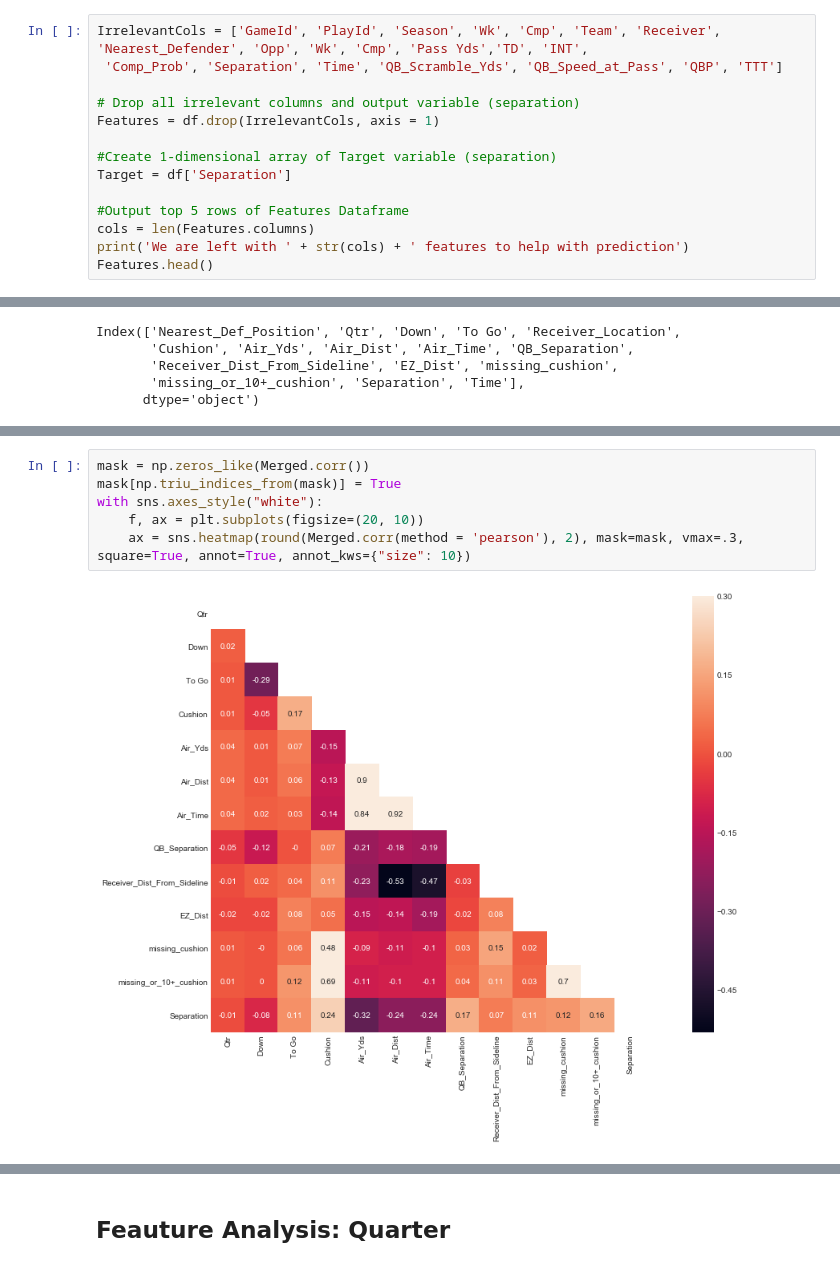
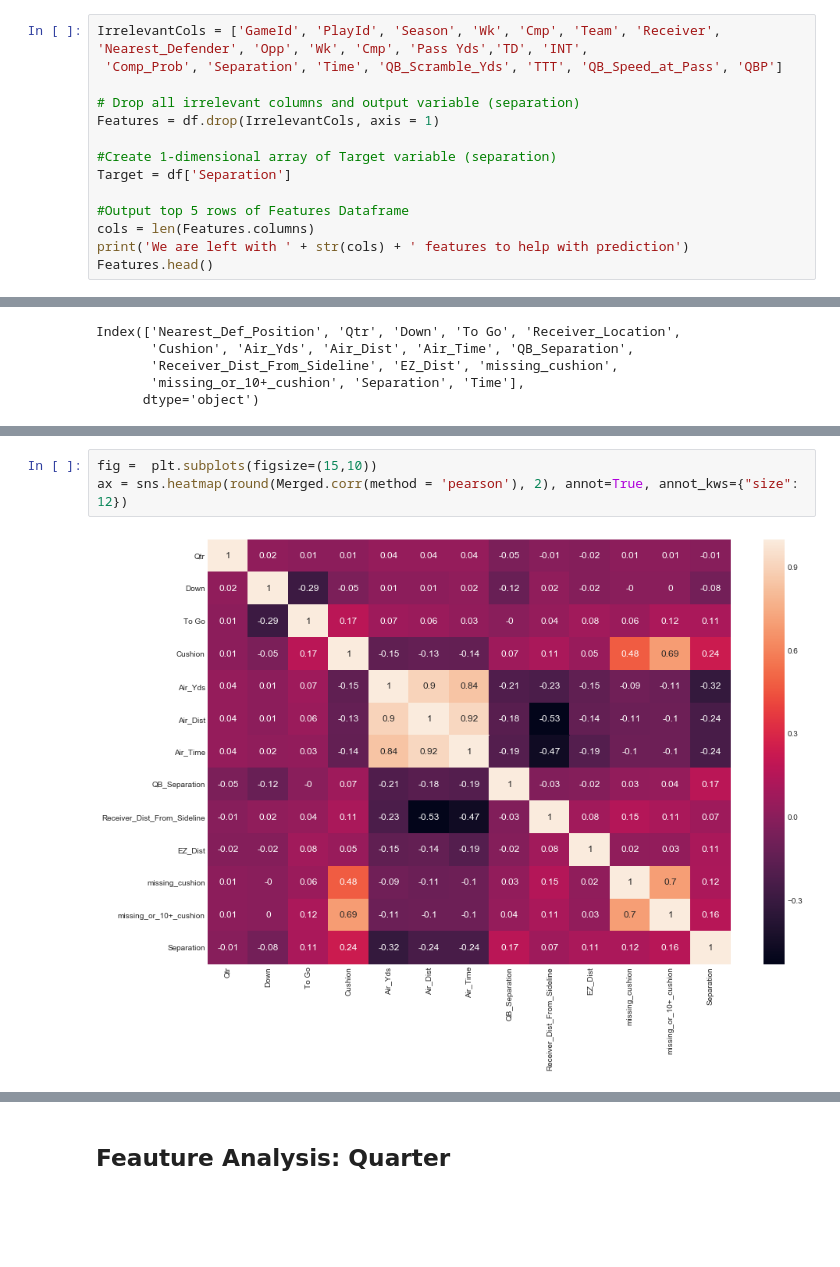
Before and after one commit to Jesse-Cohen/Separation-Above-Expectation, a Jupyter notebook: Expected Receiver Separation.ipynb, the cells around one changed output, grey strips where cells are left out. Saved outputs shown, nothing was run; the diff lists cells and outputs as text; blank space fills up the shorter version.

```diff
--- a/Expected Receiver Separation.ipynb
+++ b/Expected Receiver Separation.ipynb
@@ -106,7 +103,7 @@ COLS = df.columns.to_list()
 Right off the bat, I think a lot the variables in this dataset will not be useful in predicting reciever separation. Also, there are a lot features in this set that describe the outcome of the event. These features (Pass Yards, TD, INT) cannot be used in prediction. For features that I am skeptical of, but not sure about their effect, I will leave alone, otherwise I will drop all non-essential features below.
 # %%
 IrrelevantCols = ['GameId', 'PlayId', 'Season', 'Wk', 'Cmp', 'Team', 'Receiver', 'Nearest_Defender', 'Opp', 'Wk', 'Cmp', 'Pass Yds','TD', 'INT',
- 'Comp_Prob', 'Separation', 'Time', 'QB_Scramble_Yds', 'QB_Speed_at_Pass', 'QBP', 'TTT']
+ 'Comp_Prob', 'Separation', 'Time', 'QB_Scramble_Yds', 'TTT', 'QB_Speed_at_Pass', 'QBP']
 
 # Drop all irrelevant columns and output variable (separation)
 Features = df.drop(IrrelevantCols, axis = 1)
@@ -667,10 +667,7 @@ Now the fun begins! We are left with 14 Raw Features and 1 Target Variable, as f
 
 Lets create a quick correlation heatmap to see how linearly correlated these features are with Receiver Separation:
 # %%
-mask = np.zeros_like(Merged.corr())
-mask[np.triu_indices_from(mask)] = True
-with sns.axes_style("white"):
-    f, ax = plt.subplots(figsize=(20, 10))
-    ax = sns.heatmap(round(Merged.corr(method = 'pearson'), 2), mask=mask, vmax=.3, square=True, annot=True, annot_kws={"size": 10})
+fig =  plt.subplots(figsize=(15,10))
+ax = sns.heatmap(round(Merged.corr(method = 'pearson'), 2), annot=True, annot_kws={"size": 12})
 # %% [output]
-[figure, old version]
+[figure, new version]
```
Also changed, not shown: parts of 105 cells of this notebook.
